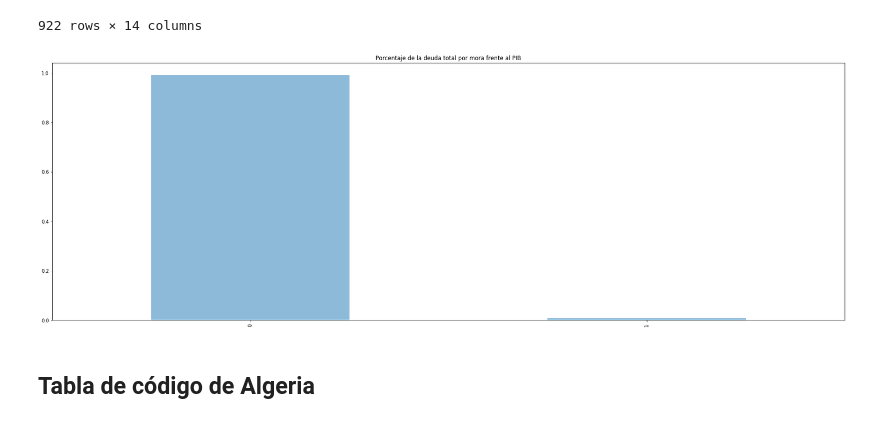
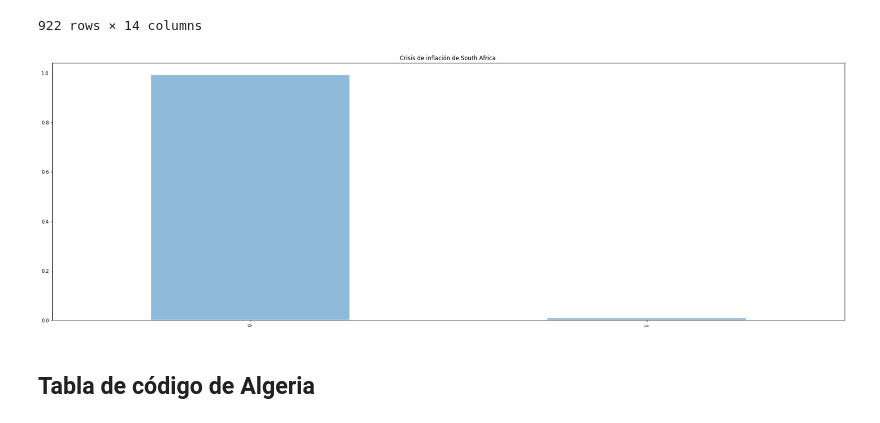
Before and after one commit to 2019-B-GR1-Python/py-silva-garcia-andrea-guiomar, a Jupyter notebook: Deberes/Informe_dataset/Informe_dataset.ipynb, the cells around one changed output. Saved outputs shown, nothing was run; the diff lists cells and outputs as text; code cells hidden in the pictures.

```diff
--- a/Deberes/Informe_dataset/Informe_dataset.ipynb
+++ b/Deberes/Informe_dataset/Informe_dataset.ipynb
@@ -313,12 +318,12 @@ df_completo_pickle[df_completo_pickle.inflation_crises == 0]
 # %%
 fig = plt.figure(figsize=(30,10))
 
 df_completo_pickle.inflation_crises[df_completo_pickle.cc3 == "ZAF"].value_counts(normalize = True).plot(kind='bar',alpha=0.5)
-plt.title('Porcentaje de la deuda total por mora frente al PIB')
+plt.title('Crisis de inflación de South Africa ')
 
 plt.show()
 # %% [output]
-[figure, old version]
+[figure, new version]
 # %% [markdown]
 ## Tabla de código de Algeria
 # %%
```
Also changed, not shown: parts of 5 cells of this notebook.
